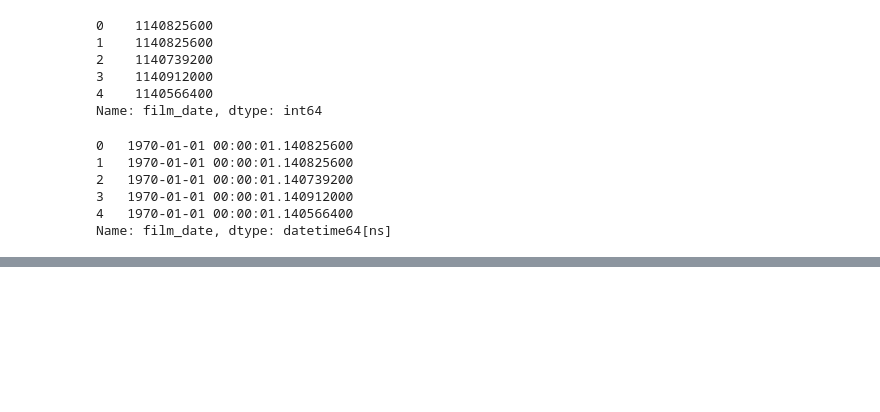
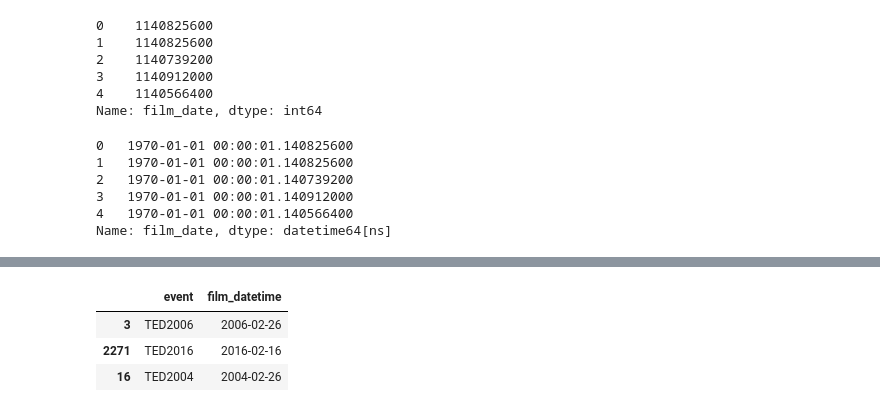
Before and after one commit to Lakshhmi/Select-Subset-of-data, a Jupyter notebook: TED Data Analysis.ipynb, the cells around one changed output, grey strips where cells are left out. Cells and saved outputs as stored; diff of their text form; code cells hidden in the pictures; blank space fills up the shorter version.

```diff
--- a/TED Data Analysis.ipynb
+++ b/TED Data Analysis.ipynb
@@ -200,0 +205,8 @@ ted[['event','film_datetime']].sample(5)
+# %%
+# Verify the event datetime that matches with the film datetime
+ted[['event','film_datetime']].sample(3)
+# %% [output]
+|  | event | film_datetime |
+| 3 | TED2006 | 2006-02-26 |
+| 2271 | TED2016 | 2016-02-16 |
+| 16 | TED2004 | 2004-02-26 |
```
Also changed, not shown: parts of 6 cells of this notebook.
